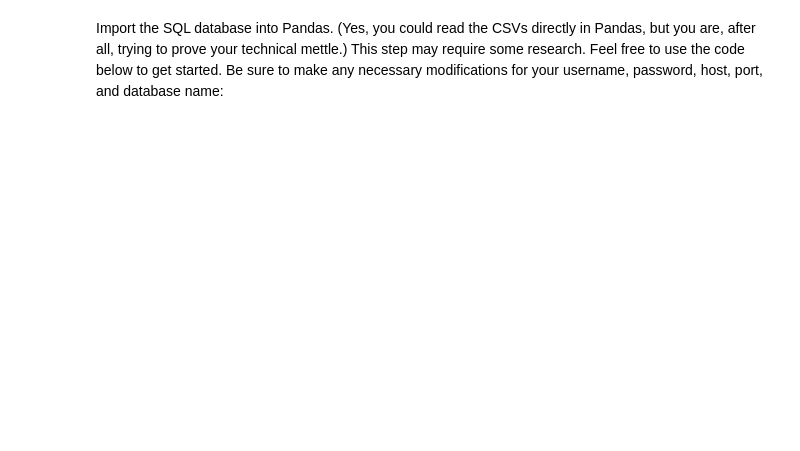
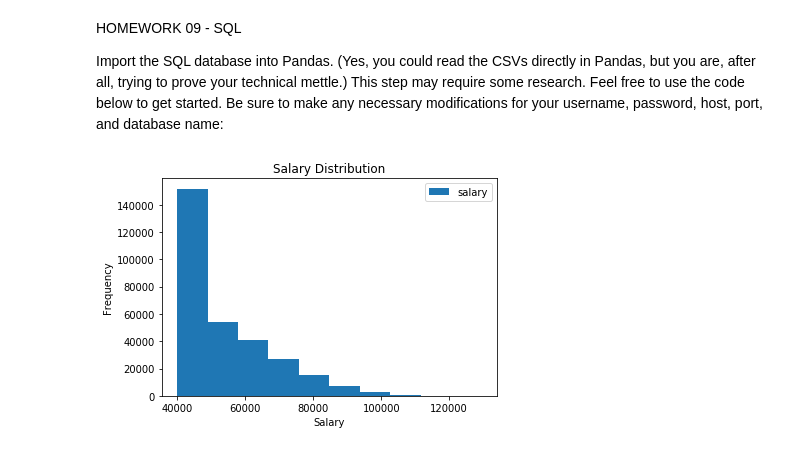
Before and after one commit to Terrence-Cummings/sql-challenge, a Jupyter notebook: EmployeeSQL/SQL_Homework.ipynb, the cells around one changed output. Saved outputs shown, nothing was run; the diff lists cells and outputs as text; code cells hidden in the pictures; blank space fills up the shorter version.

```diff
--- a/EmployeeSQL/SQL_Homework.ipynb
+++ b/EmployeeSQL/SQL_Homework.ipynb
@@ -1,3 +1,5 @@
 # %% [markdown]
+HOMEWORK 09 - SQL
+
 Import the SQL database into Pandas. (Yes, you could read the CSVs directly in Pandas, but you are, after all, trying to prove your technical mettle.) This step may require some research. Feel free to use the code below to get started. Be sure to make any necessary modifications for your username, password, host, port, and database name:
 # %%
@@ -23,8 +22,13 @@ print (employees_df)
 # %%
+#Create df from salaries db table via sql query
+
 salaries_sql_query = pd.read_sql_query('select * from salaries;', connection)
+salaries_df = pd.DataFrame(salaries_sql_query, columns=['emp_no','salary'])
 
-salaries_df = pd.DataFrame(salaries_sql_query, columns=['emp_no','salary'])
-salaries_df.plot.hist(bins=100)
+#Create a histogram to visualize the most common salary ranges for employees.
+salaries_df.plot.hist(bins=10)
 plt.title('Salary Distribution')
 plt.xlabel('Salary')
 plt.show()
+# %% [output]
+[figure, added]
```
Also changed, not shown: parts of 6 cells of this notebook, 5 other files.
